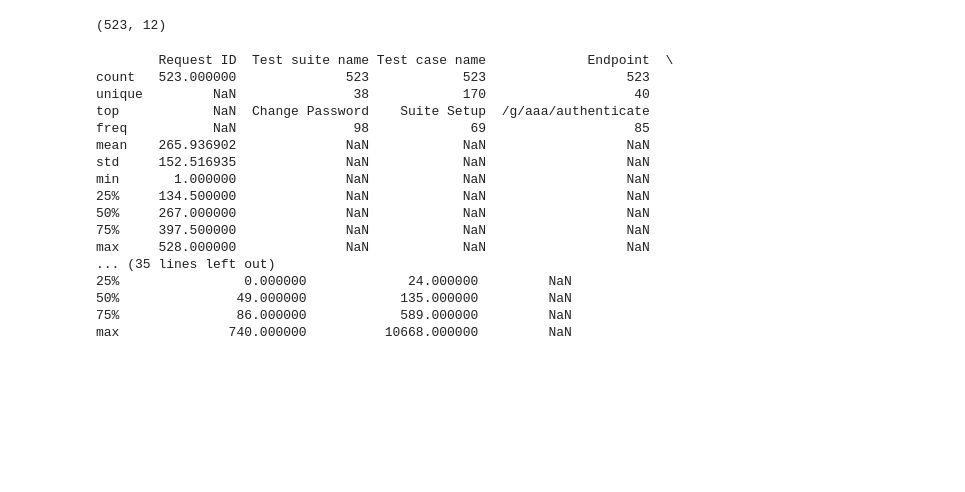
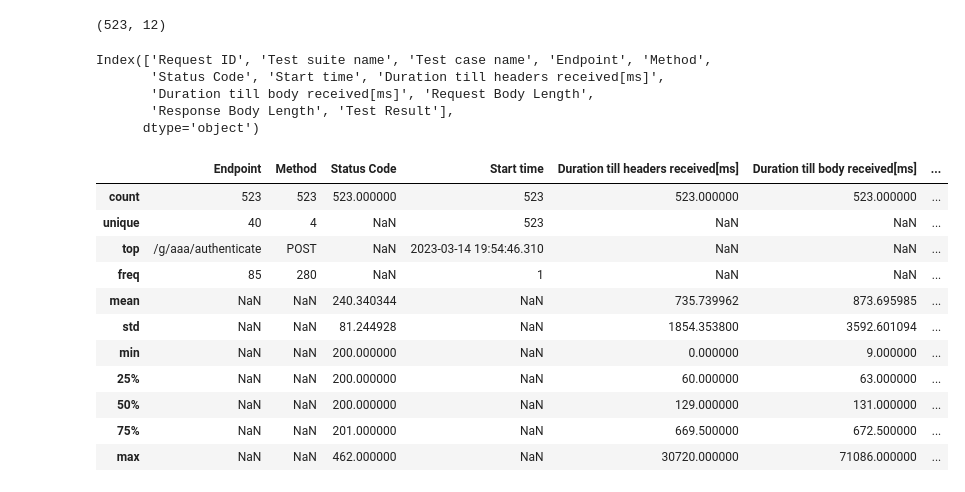
Before and after one commit to niallbuckley/API-data-analytics, a Jupyter notebook: analysis-EEN.ipynb, the cells around one changed output. Cells and saved outputs as stored; diff of their text form; code cells hidden in the pictures; blank space fills up the shorter version.

```diff
--- a/analysis-EEN.ipynb
+++ b/analysis-EEN.ipynb
@@ -15,20 +20,23 @@ df.shape
+# %%
+df.columns
+# %% [output]
+Index(['Request ID', 'Test suite name', 'Test case name', 'Endpoint', 'Method',
+       'Status Code', 'Start time', 'Duration till headers received[ms]',
+       'Duration till body received[ms]', 'Request Body Length',
+       'Response Body Length', 'Test Result'],
+      dtype='object')
 # %%
-print (df.describe(include= "all"))
+df.describe(include='all')
 # %% [output]
-        Request ID  Test suite name Test case name             Endpoint  \
-count   523.000000              523            523                  523
-unique         NaN               38            170                   40
-top            NaN  Change Password    Suite Setup  /g/aaa/authenticate
-freq           NaN               98             69                   85
-mean    265.936902              NaN            NaN                  NaN
-std     152.516935              NaN            NaN                  NaN
-min       1.000000              NaN            NaN                  NaN
-25%     134.500000              NaN            NaN                  NaN
-50%     267.000000              NaN            NaN                  NaN
-75%     397.500000              NaN            NaN                  NaN
-max     528.000000              NaN            NaN                  NaN
-... (35 lines left out)
-25%                0.000000             24.000000         NaN
-50%               49.000000            135.000000         NaN
-75%               86.000000            589.000000         NaN
-max              740.000000          10668.000000         NaN
+|  | Endpoint | Method | Status Code | Start time | Duration till headers received[ms] | Duration till body received[ms] | ... |
+| count | 523 | 523 | 523.000000 | 523 | 523.000000 | 523.000000 | ... |
+| unique | 40 | 4 | NaN | 523 | NaN | NaN | ... |
+| top | /g/aaa/authenticate | POST | NaN | 2023-03-14 19:54:46.310 | NaN | NaN | ... |
+| freq | 85 | 280 | NaN | 1 | NaN | NaN | ... |
+| mean | NaN | NaN | 240.340344 | NaN | 735.739962 | 873.695985 | ... |
+| std | NaN | NaN | 81.244928 | NaN | 1854.353800 | 3592.601094 | ... |
+| min | NaN | NaN | 200.000000 | NaN | 0.000000 | 9.000000 | ... |
+| 25% | NaN | NaN | 200.000000 | NaN | 60.000000 | 63.000000 | ... |
+| 50% | NaN | NaN | 200.000000 | NaN | 129.000000 | 131.000000 | ... |
+| 75% | NaN | NaN | 201.000000 | NaN | 669.500000 | 672.500000 | ... |
+| max | NaN | NaN | 462.000000 | NaN | 30720.000000 | 71086.000000 | ... |
```
Also changed, not shown: parts of 7 cells of this notebook.
